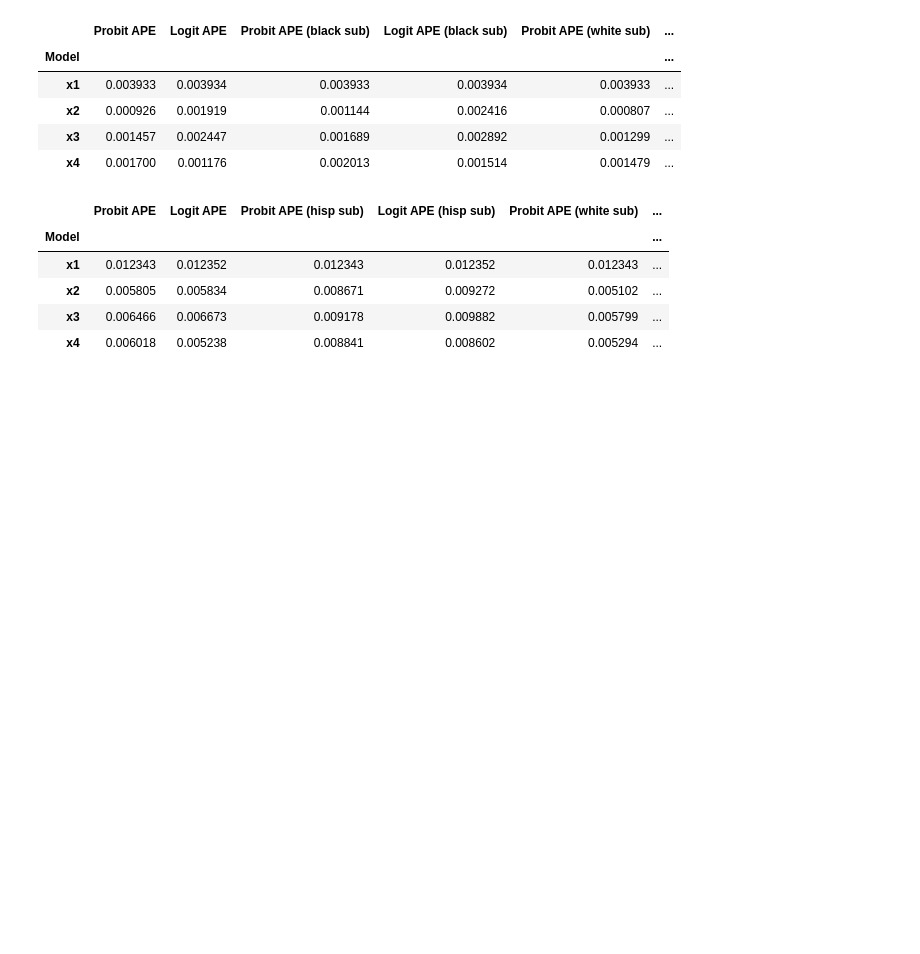
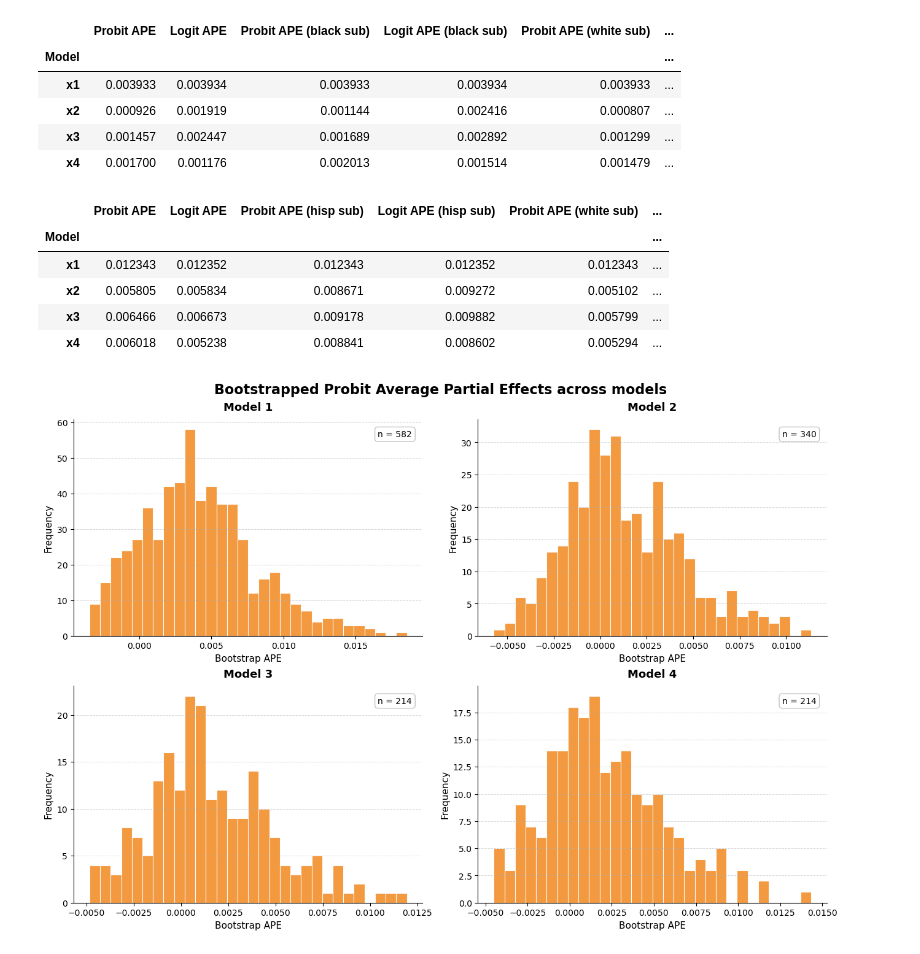
Before and after one commit to matliras/Adv_microeconometrics_assignments, a Jupyter notebook: project 3/bootstrap_ape.ipynb, the cells around one changed output. Saved outputs shown, nothing was run; the diff lists cells and outputs as text; code cells hidden in the pictures; blank space fills up the shorter version.

```diff
--- a/project 3/bootstrap_ape.ipynb
+++ b/project 3/bootstrap_ape.ipynb
@@ -261,7 +261,7 @@ for i, (name, columns) in enumerate(models.items()):
 
 
 ######## BOOTSTRAP TO GET STD. ERRORS ###########
-boot=10                         # Should be changed later
+boot=1000                         # Should be changed later
 # Set seed for random sampling.
 seed = 42
 rng = default_rng(seed)
@@ -301,8 +301,8 @@ for t in range(boot):
         test = has_separation(y_boot, x_boot_)
 
         if test != None:
-            print('Seperation failure')
-            print(f'Variable {columns[test]} in model {name}')
+            #print('Seperation failure')
+            #print(f'Variable {columns[test]} in model {name}')
             variable_failures.append(columns[test])
 
             apes_prob_boot_bw[t, i] =  np.nan
@@ -453,3 +428,40 @@ APE_hisp_white
 | x4 | 0.006018 | 0.005238 | 0.008841 | 0.008602 | 0.005294 | ... |
 # %%
 ### HISTOGRAM OF BOOTSTRAPS FOR PROBIT MODEL
+model_names = list(models.keys())
+
+fig, axes = plt.subplots(2, 2, figsize=(13, 9), constrained_layout=True)
+axes = axes.ravel()
+
+for j, (ax, name) in enumerate(zip(axes, model_names)):
+    values = apes_prob_boot_bw[:, j]
+    values = values[~np.isnan(values)]
+
+    ax.hist(
+        values,
+        bins=30,
+        color='#F28E2B',
+        edgecolor='white',
+        linewidth=0.8,
+        alpha=0.9
+    )
+    ax.set_title(f"Model {j+1}", fontsize=13, fontweight='bold', pad=10)
+    ax.set_xlabel('Bootstrap APE', fontsize=11)
+    ax.set_ylabel('Frequency', fontsize=11)
+    ax.grid(axis='y', linestyle='--', linewidth=0.7, alpha=0.5)
+    ax.spines[['top', 'right']].set_visible(False)
+    ax.tick_params(labelsize=10)
+
+    ax.text(
+        0.97, 0.95,
+        f'n = {values.size}',
+        transform=ax.transAxes,
+        ha='right', va='top',
+        fontsize=10,
+        bbox=dict(boxstyle='round,pad=0.35', facecolor='white', edgecolor='0.75', alpha=0.9)
+    )
+
+fig.suptitle('Bootstrapped Probit Average Partial Effects across models', fontsize=16, fontweight='bold')
+plt.show()
+# %% [output]
+[figure, added]
```
Also changed, not shown: parts of 1 cell of this notebook, 1 other file.
